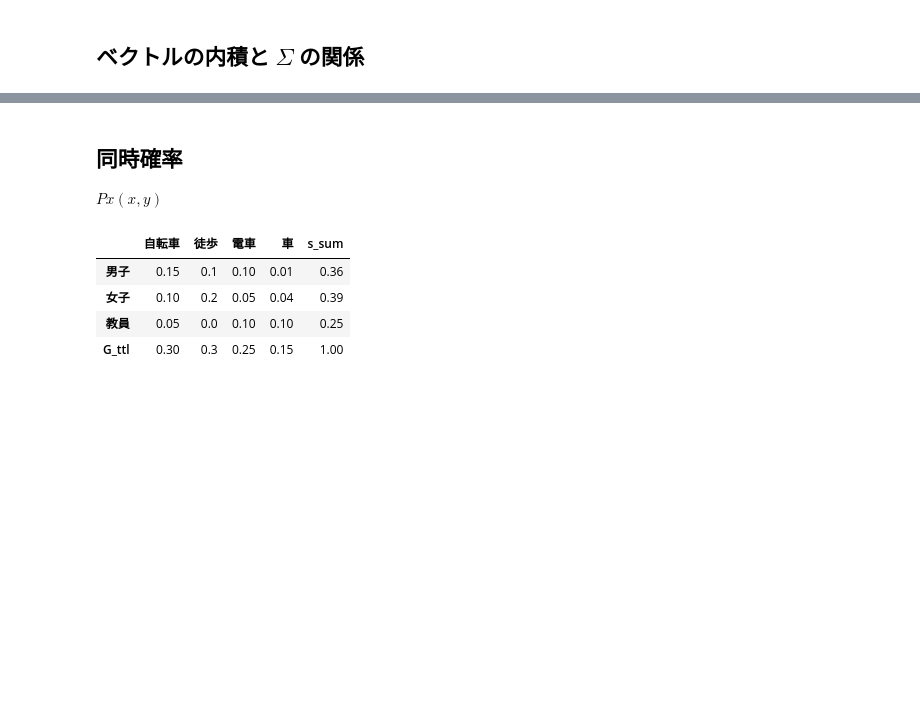
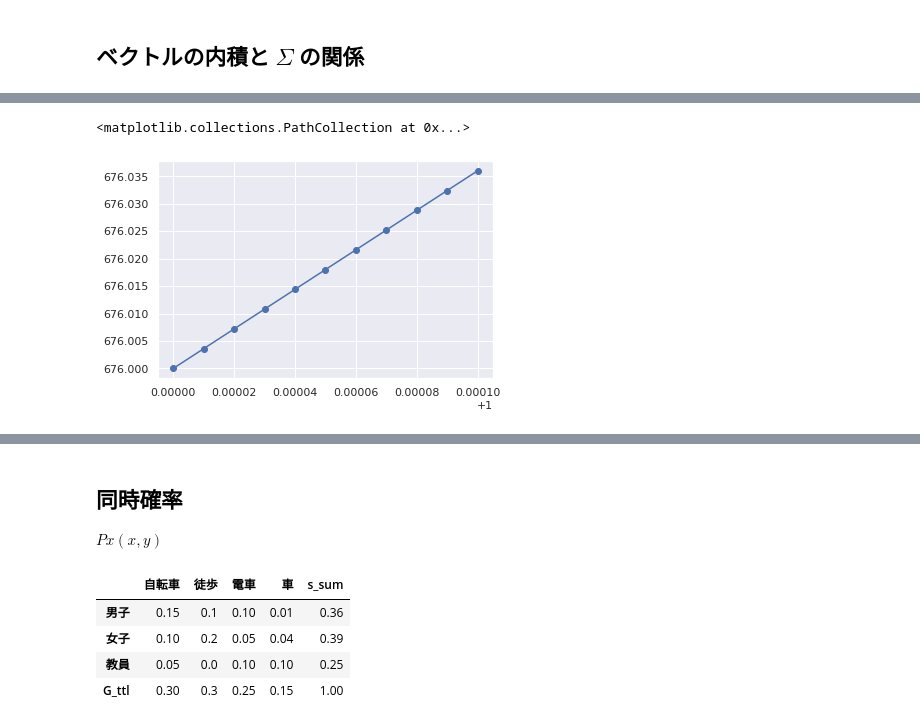
Before and after one commit to HiroshiATakano/GitHub, a Jupyter notebook: 統計学が最高の学問である「数学編」.ipynb, the cells around one changed output, grey strips where cells are left out. Cells and saved outputs as stored; diff of their text form; code cells hidden in the pictures; blank space fills up the shorter version.

```diff
--- a/統計学が最高の学問である「数学編」.ipynb
+++ b/統計学が最高の学問である「数学編」.ipynb
@@ -559,0 +859,7 @@ pd.DataFrame({'調査協力者':[str(i+1)+'人目' for i in np.arange(len(n))],'
+# %%
+x = np.linspace(1.0,1.0001,11)
+plt.plot(x,y(x))
+plt.scatter(x,y(x))
+# %% [output]
+<matplotlib.collections.PathCollection at 0x...>
+[figure, added]
```
Also changed, not shown: parts of 80 cells of this notebook.
